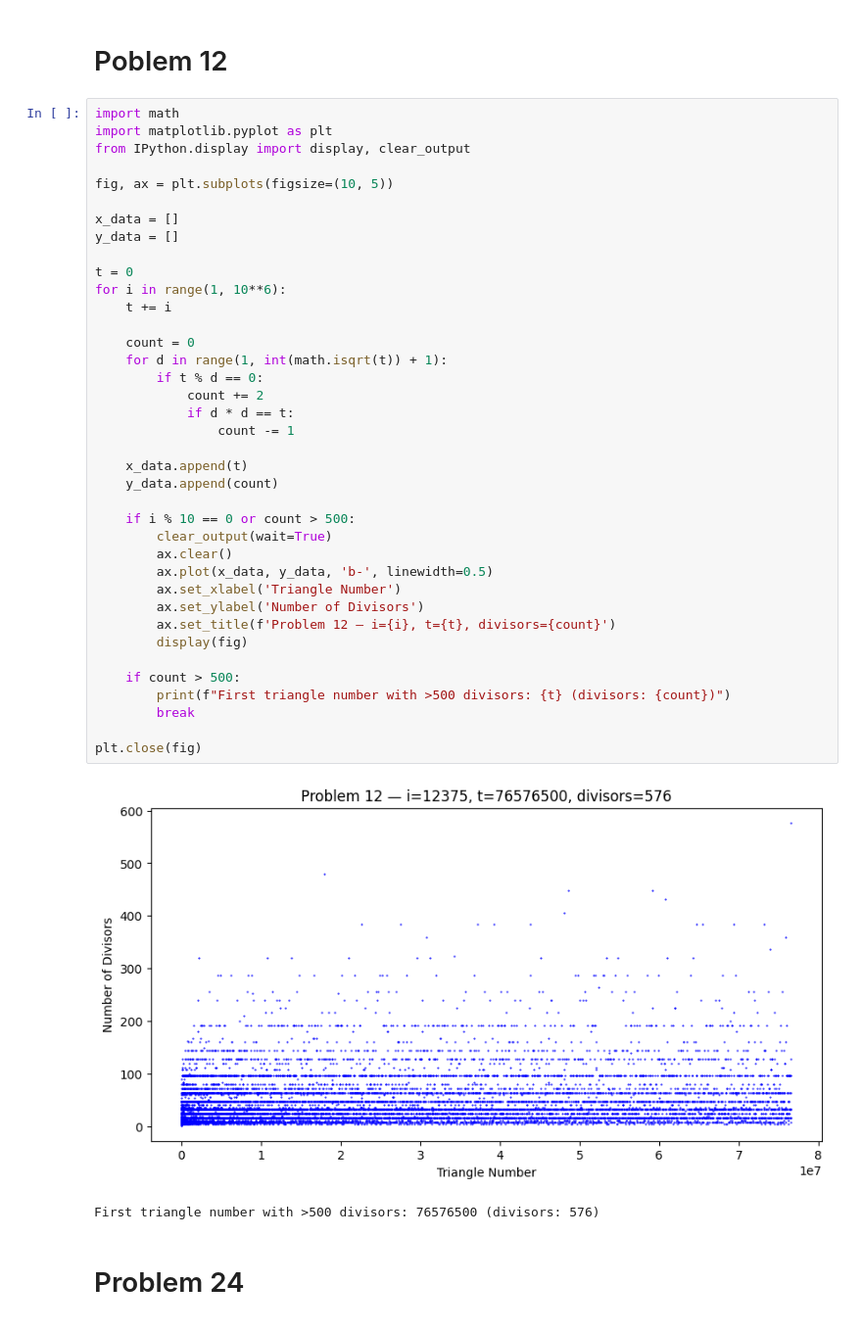
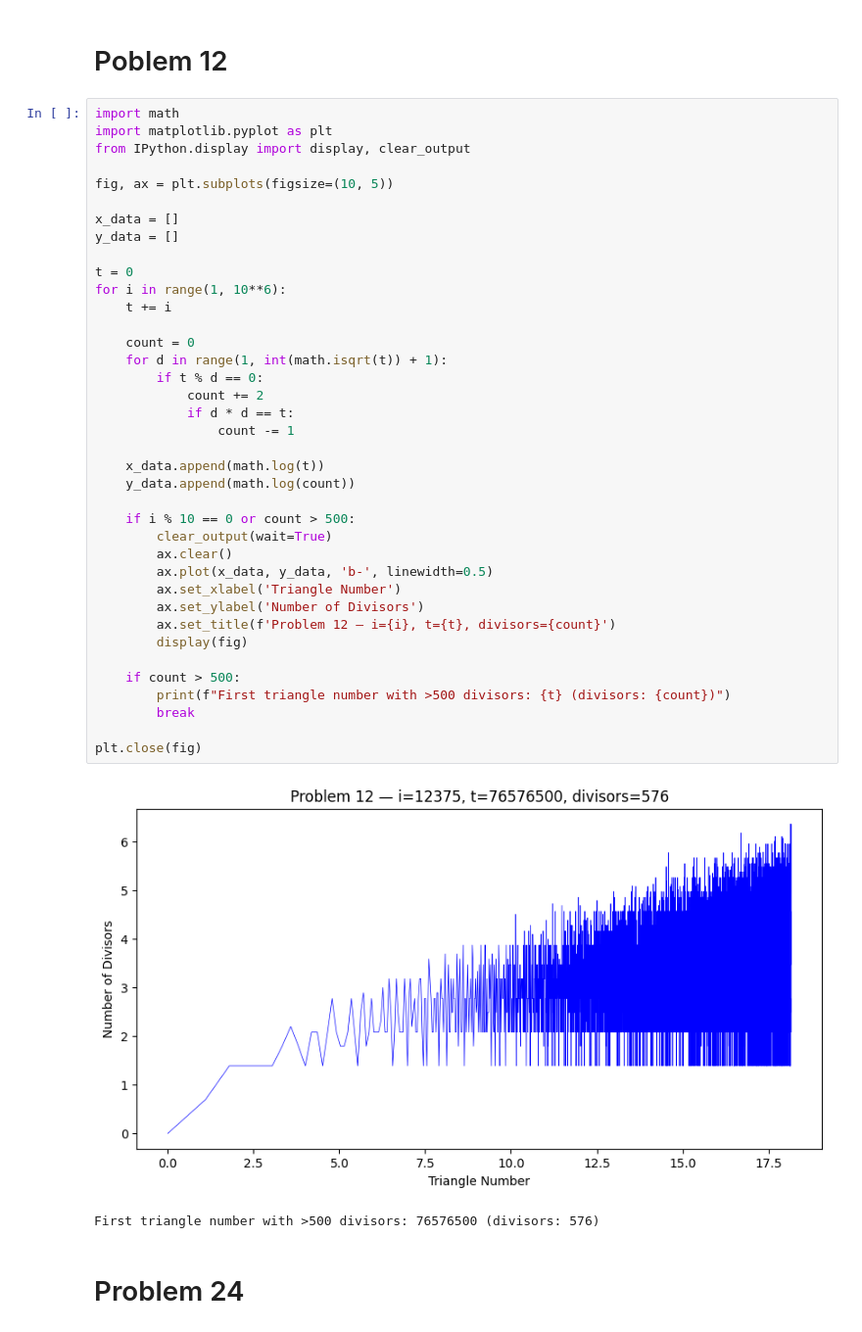
Before and after one commit to mendelabramzon/project_euler, a Jupyter notebook: problems.ipynb, the cells around one changed output. Shown at 98% size. Drawn from its saved outputs; the diff is of its cells as text.

```diff
--- a/problems.ipynb
+++ b/problems.ipynb
@@ -182,36 +182,36 @@ fig, ax = plt.subplots(figsize=(10, 5))
 x_data = []
 y_data = []
 
 t = 0
 for i in range(1, 10**6):
     t += i
 
     count = 0
     for d in range(1, int(math.isqrt(t)) + 1):
         if t % d == 0:
             count += 2
             if d * d == t:
                 count -= 1
 
-    x_data.append(t)
-    y_data.append(count)
+    x_data.append(math.log(t))
+    y_data.append(math.log(count))
 
     if i % 10 == 0 or count > 500:
         clear_output(wait=True)
         ax.clear()
         ax.plot(x_data, y_data, 'b-', linewidth=0.5)
         ax.set_xlabel('Triangle Number')
         ax.set_ylabel('Number of Divisors')
         ax.set_title(f'Problem 12 — i={i}, t={t}, divisors={count}')
         display(fig)
 
     if count > 500:
         print(f"First triangle number with >500 divisors: {t} (divisors: {count})")
         break
 
 plt.close(fig)
 # %% [output]
-[figure, old version]
+[figure, new version]
 First triangle number with >500 divisors: 76576500 (divisors: 576)
 # %% [markdown]
 # Problem 24
```
